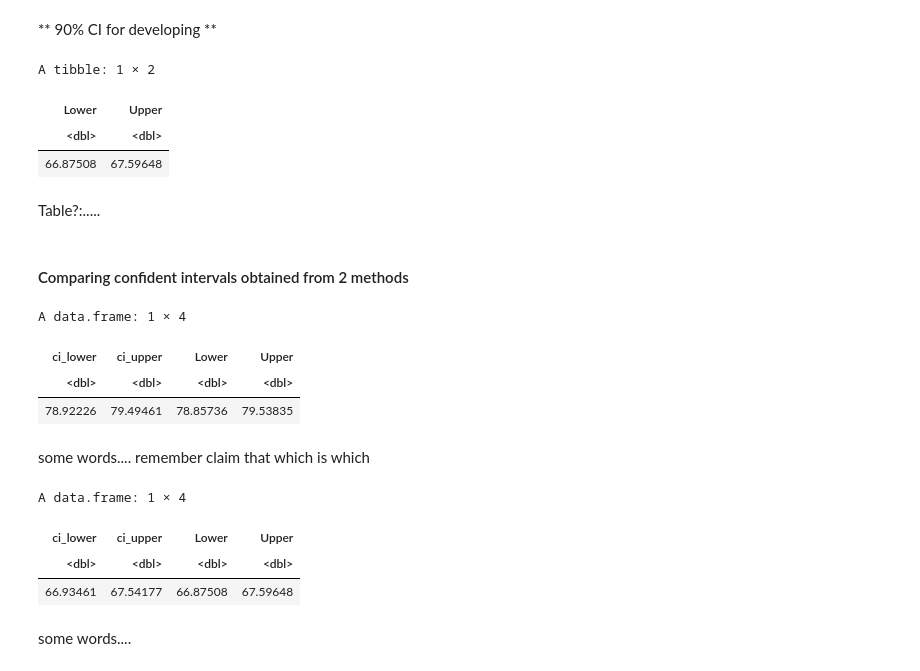
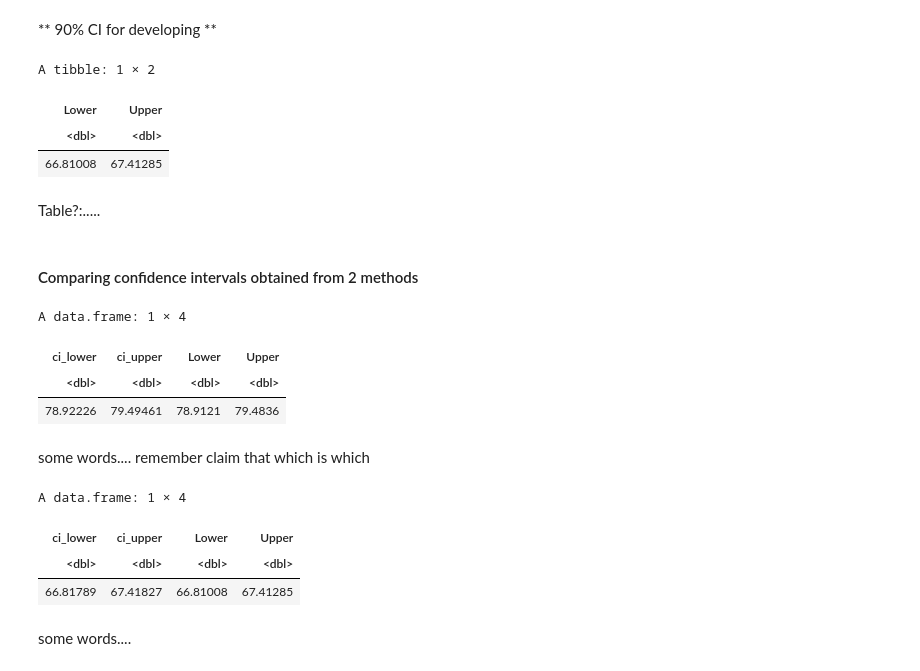
Before and after one commit to eahn01/stat201-group25, a Jupyter notebook: Final project_latest.Aug.9_7pm.ipynb, the cells around one changed output. Cells and saved outputs as stored; diff of their text form; code cells hidden in the pictures.

```diff
--- a/Final project_latest.Aug.9_7pm.ipynb
+++ b/Final project_latest.Aug.9_7pm.ipynb
@@ -50,9 +50,8 @@ The original data frame is in tidy format, so we only need to select the relevan
 # %%
 # Dataframe of developing countries and developed countries, with columns needed, N/A removed.
 
-life <- life_expectancy_df%>%
+life_tidy <- life_expectancy_df%>%
                  filter(!is.na(Life.expectancy))%>%
-                 filter(!is.na(BMI))%>%
                  select(Country,Year,Status, Life.expectancy)
 # %% [markdown]
 #### Final dataframe
@@ -172,10 +155,10 @@ Figure 3:.....
 # %%
 #Divide the dataset into 2 categories
 
-life_developed<-life %>%
+life_developed<-life_tidy %>%
              filter(Status=="Developed")
 
-life_developing<-life %>%
+life_developing<-life_tidy %>%
              filter(Status=="Developing")
 
 head(life_developed)
@@ -183,7 +166,10 @@ head(life_developing)
 
 # Calculate the quantiles for each category
 
+print("Quantile for developed")
 quantile(life_developed$Life.expectancy)
+
+print("Quantile for developing")
 quantile(life_developing$Life.expectancy)
 # %% [output]
 A data.frame: 6 × 4
@@ -287,14 +280,14 @@ Bootstraping....some words...
 # %%
 set.seed(201)
 
-bootstrap_dist_Developed <- life %>%
+bootstrap_dist_Developed <- life_tidy %>%
     filter(Status == "Developed") %>%
     rep_sample_n(reps= 1000, size = 512, replace = TRUE) %>%
     group_by(replicate) %>%
     summarize(mean_life = mean(Life.expectancy)) %>%
     select(mean_life)
 
-bootstrap_dist_Developing<- life %>%
+bootstrap_dist_Developing<- life_tidy %>%
     filter(Status == "Developing") %>%
     rep_sample_n(reps= 1000, size = 2384, replace = TRUE) %>%
     group_by(replicate) %>%
@@ -472,11 +465,11 @@ Figure?:.....
 # %% [markdown]
 ** 90% CI for developing **
 # %%
-# Confident interval
+# Confidence interval
 
 CLT_CI_developing<- tibble("Mean" = mean(life_developing$Life.expectancy),
-               "Lower" = qnorm(0.025, mean(life_developing$Life.expectancy), sd(life_developing$Life.expectancy) / sqrt(nrow(life_developing))),
-               "Upper" = qnorm(0.95 + 0.025, mean(life_developing$Life.expectancy), sd(life_developing$Life.expectancy) / sqrt(nrow(life_developing))))%>%
+               "Lower" = qnorm(0.05, mean(life_developing$Life.expectancy), sd(life_developing$Life.expectancy) / sqrt(nrow(life_developing))),
+               "Upper" = qnorm(0.95, mean(life_developing$Life.expectancy), sd(life_developing$Life.expectancy) / sqrt(nrow(life_developing))))%>%
                select(-Mean)
 
 CLT_CI_developing
@@ -484,31 +477,31 @@ CLT_CI_developing
 A tibble: 1 × 2
 | Lower | Upper |
 | <dbl> | <dbl> |
-| 66.87508 | 67.59648 |
+| 66.81008 | 67.41285 |
 # %% [markdown]
 Table?:.....
 # %% [markdown]
-#### Comparing confident intervals obtained from 2 methods
+#### Comparing confidence intervals obtained from 2 methods
 # %%
-# Combine the developed coutries' confident intervals together and compare the differences
+# Combine the developed coutries' confidence intervals together and compare the differences
 
-cbind(ci_developed,CLT_CI_developed)
+cbind(BOOT_CI_developed,CLT_CI_developed)
 # %% [output]
 A data.frame: 1 × 4
 | ci_lower | ci_upper | Lower | Upper |
 | <dbl> | <dbl> | <dbl> | <dbl> |
-| 78.92226 | 79.49461 | 78.85736 | 79.53835 |
+| 78.92226 | 79.49461 | 78.9121 | 79.4836 |
 # %% [markdown]
 some words.... remember claim that which is which
 # %%
-# Combine the developing coutries' confident intervals together and compare the differences
+# Combine the developing coutries' confidence intervals together and compare the differences
 
-cbind(ci_developing,CLT_CI_developing)
+cbind(BOOT_CI_developing,CLT_CI_developing)
 # %% [output]
 A data.frame: 1 × 4
 | ci_lower | ci_upper | Lower | Upper |
 | <dbl> | <dbl> | <dbl> | <dbl> |
-| 66.93461 | 67.54177 | 66.87508 | 67.59648 |
+| 66.81789 | 67.41827 | 66.81008 | 67.41285 |
 # %% [markdown]
 some words....
 # %% [markdown]
```
Also changed, not shown: parts of 25 cells of this notebook.
